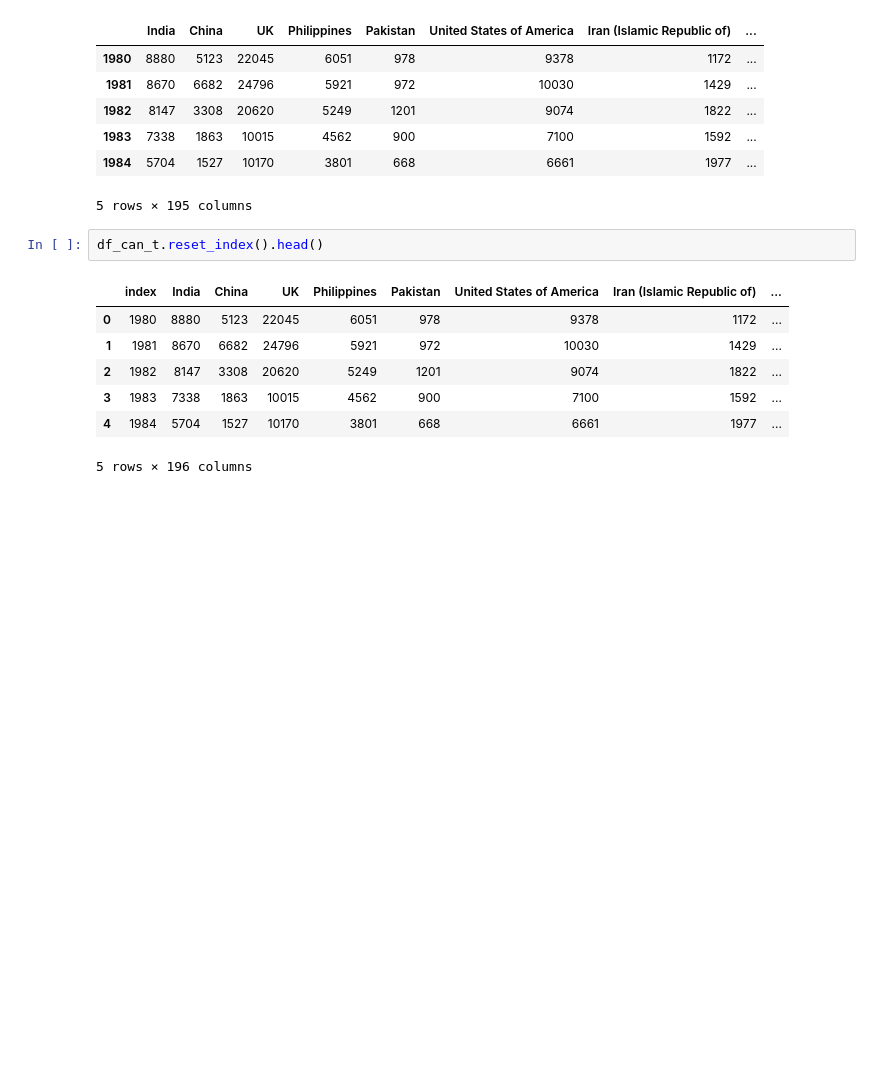
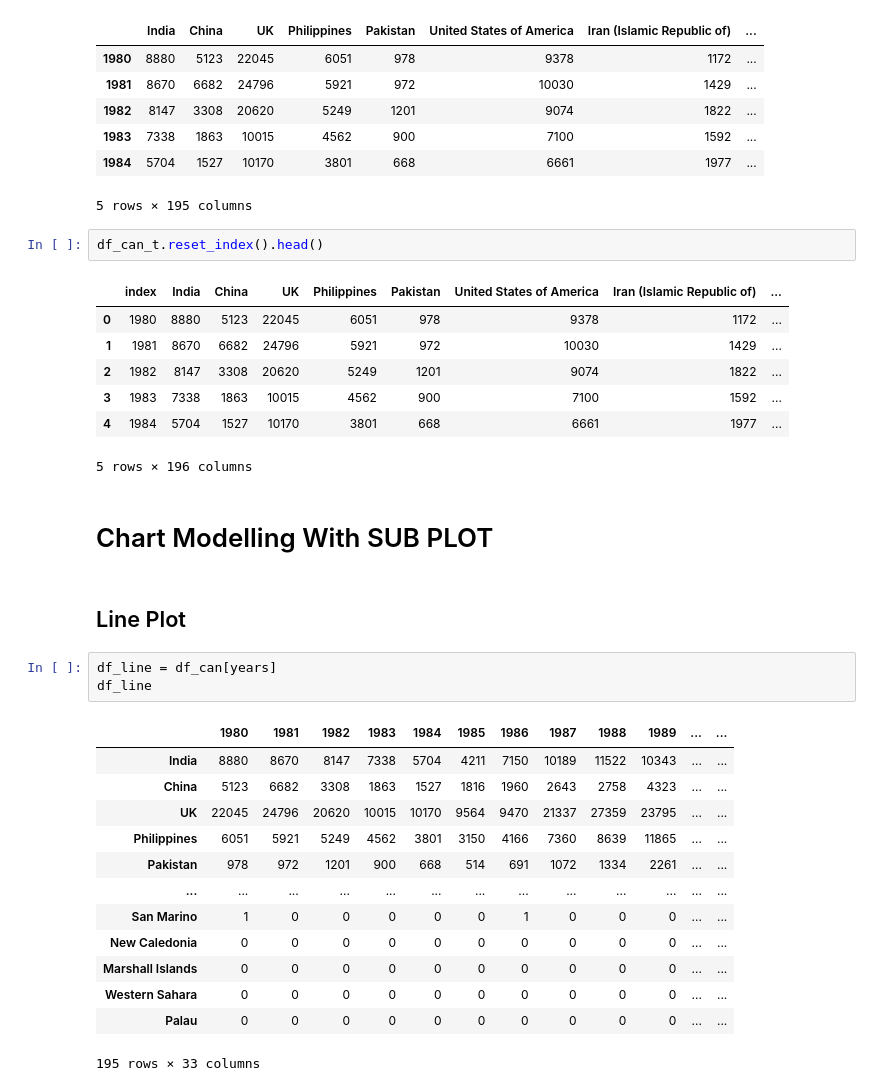
Before and after one commit to MachineTi-lab/IBM_Data_Visualization, a Jupyter notebook: MathPlot_LinePllots.ipynb, the cells around one changed output. Drawn from its saved outputs; the diff is of its cells as text; blank space fills up the shorter version.

```diff
--- a/MathPlot_LinePllots.ipynb
+++ b/MathPlot_LinePllots.ipynb
@@ -691,3 +691,24 @@ df_can_t.reset_index().head()
 | 3 | 1983 | 7338 | 1863 | 10015 | 4562 | 900 | 7100 | 1592 | ... |
 | 4 | 1984 | 5704 | 1527 | 10170 | 3801 | 668 | 6661 | 1977 | ... |
 5 rows × 196 columns
+# %% [markdown]
+# Chart Modelling With SUB PLOT
+# %% [markdown]
+## Line Plot
+# %%
+df_line = df_can[years]
+df_line
+# %% [output]
+|  | 1980 | 1981 | 1982 | 1983 | 1984 | 1985 | 1986 | 1987 | 1988 | 1989 | ... | ... |
+| India | 8880 | 8670 | 8147 | 7338 | 5704 | 4211 | 7150 | 10189 | 11522 | 10343 | ... | ... |
+| China | 5123 | 6682 | 3308 | 1863 | 1527 | 1816 | 1960 | 2643 | 2758 | 4323 | ... | ... |
+| UK | 22045 | 24796 | 20620 | 10015 | 10170 | 9564 | 9470 | 21337 | 27359 | 23795 | ... | ... |
+| Philippines | 6051 | 5921 | 5249 | 4562 | 3801 | 3150 | 4166 | 7360 | 8639 | 11865 | ... | ... |
+| Pakistan | 978 | 972 | 1201 | 900 | 668 | 514 | 691 | 1072 | 1334 | 2261 | ... | ... |
+| ... | ... | ... | ... | ... | ... | ... | ... | ... | ... | ... | ... | ... |
+| San Marino | 1 | 0 | 0 | 0 | 0 | 0 | 1 | 0 | 0 | 0 | ... | ... |
+| New Caledonia | 0 | 0 | 0 | 0 | 0 | 0 | 0 | 0 | 0 | 0 | ... | ... |
+| Marshall Islands | 0 | 0 | 0 | 0 | 0 | 0 | 0 | 0 | 0 | 0 | ... | ... |
+| Western Sahara | 0 | 0 | 0 | 0 | 0 | 0 | 0 | 0 | 0 | 0 | ... | ... |
+| Palau | 0 | 0 | 0 | 0 | 0 | 0 | 0 | 0 | 0 | 0 | ... | ... |
+195 rows × 33 columns
```
Also changed, not shown: parts of 4 cells of this notebook.
